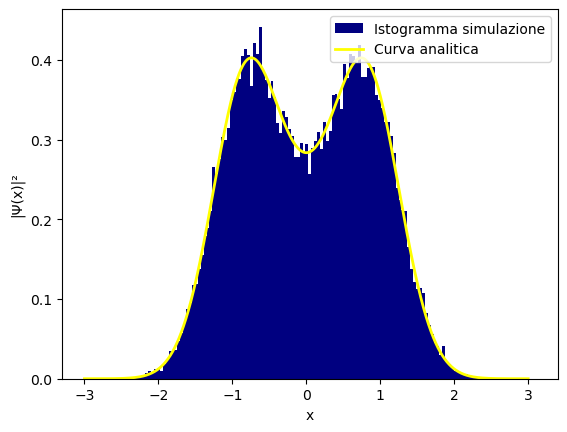
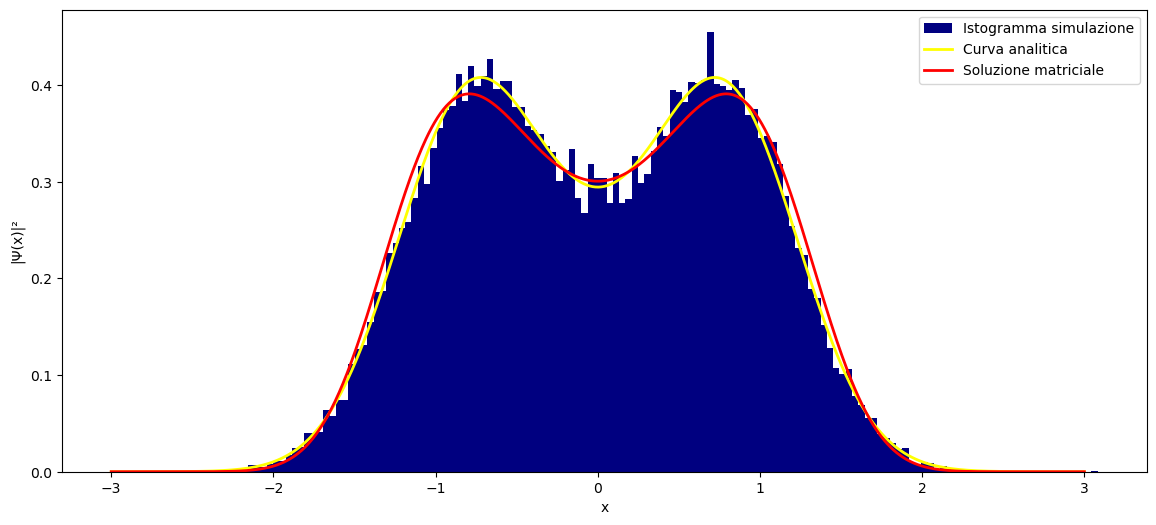
Code edit (unified diff) that turned the first committed figure into the second:
--- before
+++ after
@@ -17,7 +17,42 @@
 y /= np.trapezoid(y, x) # normalizzazione numerica
 
+
+
+# GROUND STATE NUMERICO
+def Vpot(x):
+    return (x**2 - 2.5)*x**2
+
+hbar = 1
+m = 1
+a = 6
+N = 1000
+
+x_num = np.linspace(-a/2, a/2, N)
+dx = x_num[1] - x_num[0]
+
+V = Vpot(x_num)
+
+CDiff = (np.diag(np.ones(N-1), -1)
+         - 2*np.diag(np.ones(N), 0)
+         + np.diag(np.ones(N-1), 1))
+
+H = (-(hbar**2)*CDiff)/(2*m*dx**2) + np.diag(V)
+
+E, psi = np.linalg.eigh(H)
+
+psi = psi.T
+psi0 = psi[0]
+
+# normalizzazione corretta della probabilità
+psi0_sq = psi0**2
+psi0_sq /= np.trapezoid(psi0_sq, x_num)
+
+
+
 # PLOT
+plt.figure(figsize=(14,6))
 plt.hist(data, bins=150, density=True, color='navy', label="Istogramma simulazione",)
 plt.plot(x, y, label="Curva analitica", linewidth=2, color ='yellow')
+plt.plot(x_num, psi0_sq, label="Soluzione matriciale", linewidth=2, color='red')
 
 plt.xlabel("x")

Commit: Notebook and code fixed